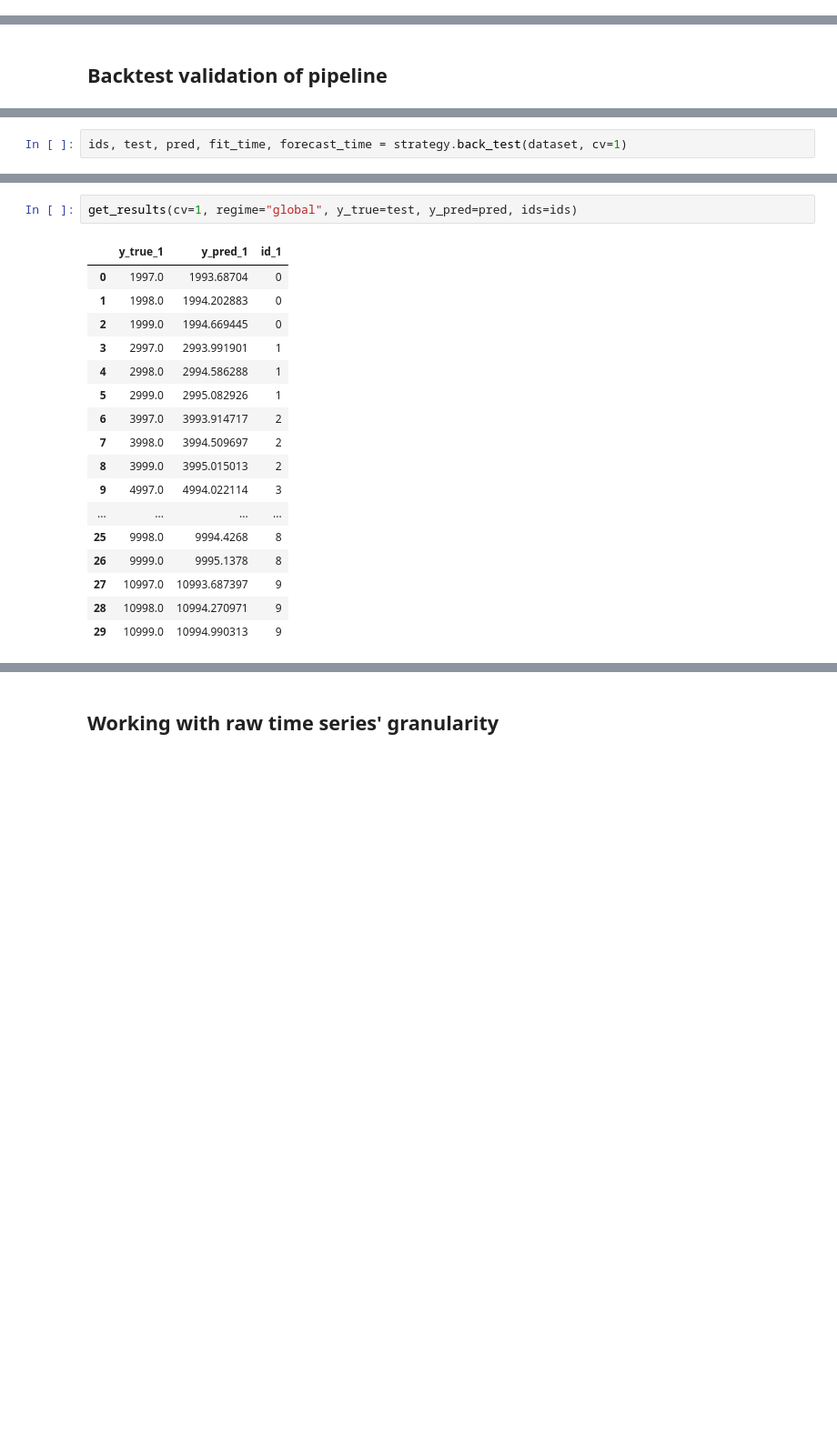
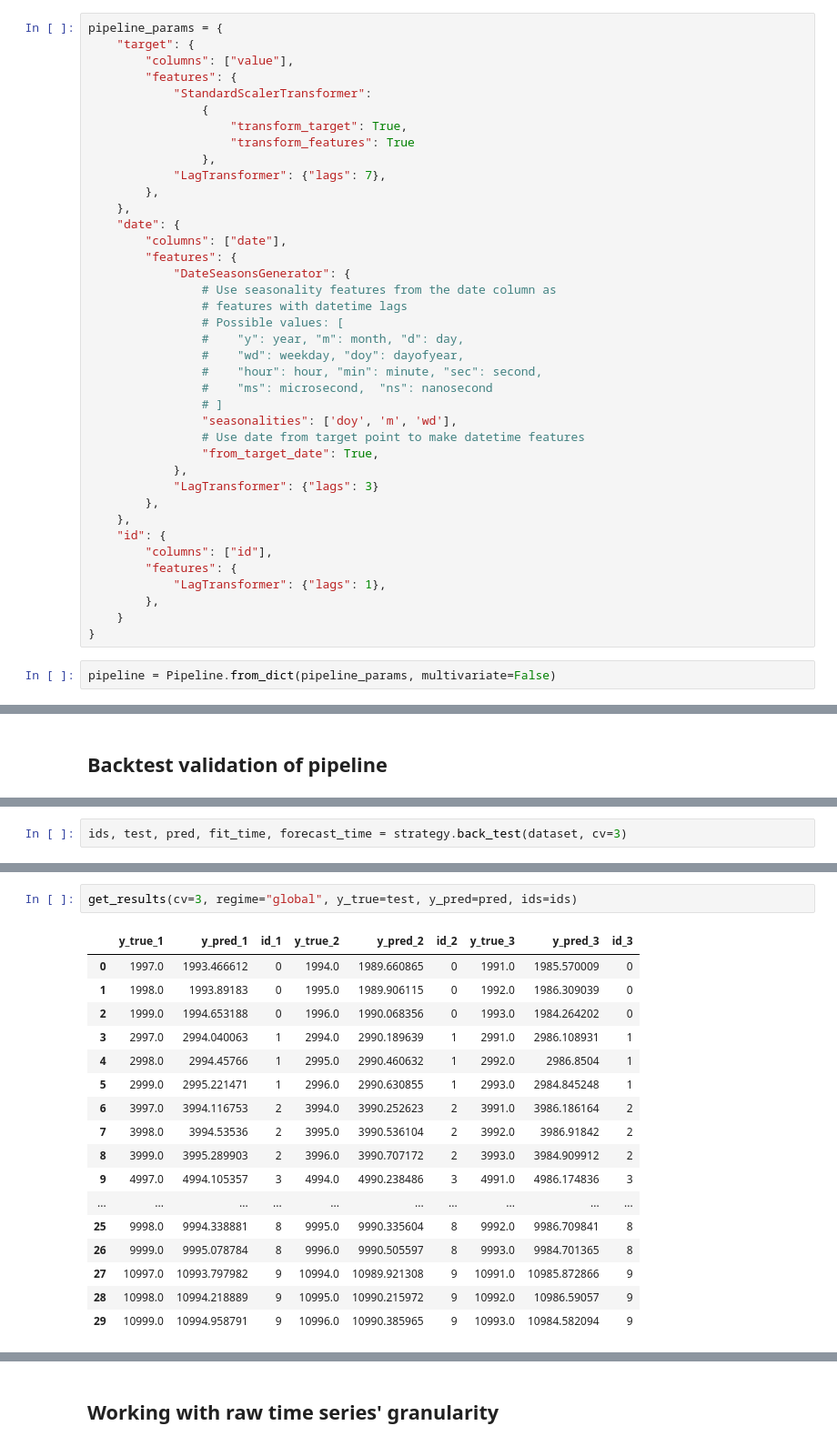
Before and after one commit to sb-ai-lab/tsururu, a Jupyter notebook: examples/Tutorial_1_Quick_start.ipynb, the cells around one changed output, grey strips where cells are left out. Shown at 91% size. Cells and saved outputs as stored; diff of their text form; blank space fills up the shorter version.

Commit message:
add another way to initialize pipeline and sliding window validation and fix backtest example (Tutorial_1_Quick_start.ipynb)

```diff
--- a/examples/Tutorial_1_Quick_start.ipynb
+++ b/examples/Tutorial_1_Quick_start.ipynb
@@ -141,3 +143,44 @@ pipeline = Pipeline.easy_setup(dataset_params, pipeline_easy_params, multivariat
+# %%
+pipeline_params = {
+    "target": {
+        "columns": ["value"],
+        "features": {
+            "StandardScalerTransformer":
+                {
+                    "transform_target": True,
+                    "transform_features": True
+                },
+            "LagTransformer": {"lags": 7},
+        },
+    },
+    "date": {
+        "columns": ["date"],
+        "features": {
+            "DateSeasonsGenerator": {
+                # Use seasonality features from the date column as
+                # features with datetime lags
+                # Possible values: [
+                #    "y": year, "m": month, "d": day,
+                #    "wd": weekday, "doy": dayofyear,
+                #    "hour": hour, "min": minute, "sec": second,
+                #    "ms": microsecond,  "ns": nanosecond
+                # ]
+                "seasonalities": ['doy', 'm', 'wd'],
+                # Use date from target point to make datetime features
+                "from_target_date": True,
+            },
+            "LagTransformer": {"lags": 3}
+        },
+    },
+    "id": {
+        "columns": ["id"],
+        "features": {
+            "LagTransformer": {"lags": 1},
+        },
+    }
+}
+# %%
+pipeline = Pipeline.from_dict(pipeline_params, multivariate=False)
 # %% [markdown]
 #### Can I use exogenous variables in the pipeline?
 # %% [markdown]
@@ -262,4 +307,4 @@ current_pred
 # %%
-ids, test, pred, fit_time, forecast_time = strategy.back_test(dataset, cv=1)
+ids, test, pred, fit_time, forecast_time = strategy.back_test(dataset, cv=3)
 # %% [output]
 freq: Day; period: 1
@@ -280,21 +326,21 @@ Std: 0.0
 freq: Day; period: 1
 # %%
-get_results(cv=1, regime="global", y_true=test, y_pred=pred, ids=ids)
+get_results(cv=3, regime="global", y_true=test, y_pred=pred, ids=ids)
 # %% [output]
-|  | y_true_1 | y_pred_1 | id_1 |
-| 0 | 1997.0 | 1993.68704 | 0 |
-| 1 | 1998.0 | 1994.202883 | 0 |
-| 2 | 1999.0 | 1994.669445 | 0 |
-| 3 | 2997.0 | 2993.991901 | 1 |
-| 4 | 2998.0 | 2994.586288 | 1 |
-| 5 | 2999.0 | 2995.082926 | 1 |
-| 6 | 3997.0 | 3993.914717 | 2 |
-| 7 | 3998.0 | 3994.509697 | 2 |
-| 8 | 3999.0 | 3995.015013 | 2 |
-| 9 | 4997.0 | 4994.022114 | 3 |
-| ... | ... | ... | ... |
-| 25 | 9998.0 | 9994.4268 | 8 |
-| 26 | 9999.0 | 9995.1378 | 8 |
-| 27 | 10997.0 | 10993.687397 | 9 |
-| 28 | 10998.0 | 10994.270971 | 9 |
-| 29 | 10999.0 | 10994.990313 | 9 |
+|  | y_true_1 | y_pred_1 | id_1 | y_true_2 | y_pred_2 | id_2 | y_true_3 | y_pred_3 | id_3 |
+| 0 | 1997.0 | 1993.466612 | 0 | 1994.0 | 1989.660865 | 0 | 1991.0 | 1985.570009 | 0 |
+| 1 | 1998.0 | 1993.89183 | 0 | 1995.0 | 1989.906115 | 0 | 1992.0 | 1986.309039 | 0 |
+| 2 | 1999.0 | 1994.653188 | 0 | 1996.0 | 1990.068356 | 0 | 1993.0 | 1984.264202 | 0 |
+| 3 | 2997.0 | 2994.040063 | 1 | 2994.0 | 2990.189639 | 1 | 2991.0 | 2986.108931 | 1 |
+| 4 | 2998.0 | 2994.45766 | 1 | 2995.0 | 2990.460632 | 1 | 2992.0 | 2986.8504 | 1 |
+| 5 | 2999.0 | 2995.221471 | 1 | 2996.0 | 2990.630855 | 1 | 2993.0 | 2984.845248 | 1 |
+| 6 | 3997.0 | 3994.116753 | 2 | 3994.0 | 3990.252623 | 2 | 3991.0 | 3986.186164 | 2 |
+| 7 | 3998.0 | 3994.53536 | 2 | 3995.0 | 3990.536104 | 2 | 3992.0 | 3986.91842 | 2 |
+| 8 | 3999.0 | 3995.289903 | 2 | 3996.0 | 3990.707172 | 2 | 3993.0 | 3984.909912 | 2 |
+| 9 | 4997.0 | 4994.105357 | 3 | 4994.0 | 4990.238486 | 3 | 4991.0 | 4986.174836 | 3 |
+| ... | ... | ... | ... | ... | ... | ... | ... | ... | ... |
+| 25 | 9998.0 | 9994.338881 | 8 | 9995.0 | 9990.335604 | 8 | 9992.0 | 9986.709841 | 8 |
+| 26 | 9999.0 | 9995.078784 | 8 | 9996.0 | 9990.505597 | 8 | 9993.0 | 9984.701365 | 8 |
+| 27 | 10997.0 | 10993.797982 | 9 | 10994.0 | 10989.921308 | 9 | 10991.0 | 10985.872866 | 9 |
+| 28 | 10998.0 | 10994.218889 | 9 | 10995.0 | 10990.215972 | 9 | 10992.0 | 10986.59057 | 9 |
+| 29 | 10999.0 | 10994.958791 | 9 | 10996.0 | 10990.385965 | 9 | 10993.0 | 10984.582094 | 9 |
```
Also changed, not shown: parts of 13 cells of this notebook.
